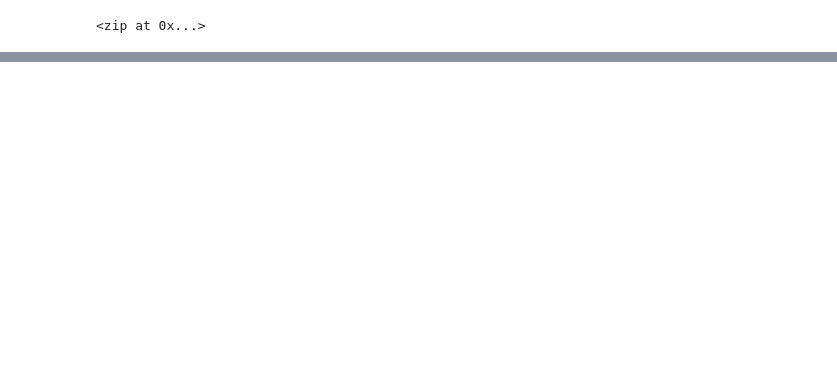
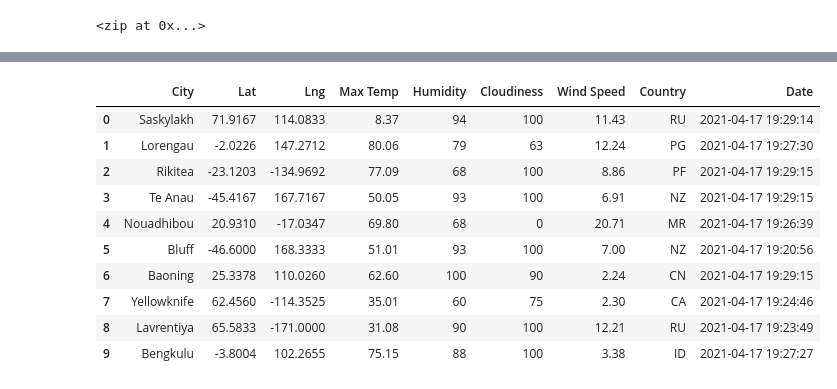
Before and after one commit to chuynh17/World_Weather_Analysis, a Jupyter notebook: WeatherPy.ipynb, the cells around one changed output, grey strips where cells are left out. Drawn from its saved outputs; the diff is of its cells as text; code cells hidden in the pictures; blank space fills up the shorter version.

```diff
--- a/WeatherPy.ipynb
+++ b/WeatherPy.ipynb
@@ -5,0 +11,4 @@ import numpy as np
+# %%
+# Starting URL for Weather Map API Call.
+url = "http://api.openweathermap.org/data/2.5/weather?units=Imperial&APPID=" + weather_api_key
+print(url)
@@ -31,0 +125,16 @@ len(cities)
+# %%
+# Convert the array of dictionaries to a Pandas DataFrame.
+city_data_df = pd.DataFrame(city_data)
+city_data_df.head(10)
+# %% [output]
+|  | City | Lat | Lng | Max Temp | Humidity | Cloudiness | Wind Speed | Country | Date |
+| 0 | Saskylakh | 71.9167 | 114.0833 | 8.37 | 94 | 100 | 11.43 | RU | 2021-04-17 19:29:14 |
+| 1 | Lorengau | -2.0226 | 147.2712 | 80.06 | 79 | 63 | 12.24 | PG | 2021-04-17 19:27:30 |
+| 2 | Rikitea | -23.1203 | -134.9692 | 77.09 | 68 | 100 | 8.86 | PF | 2021-04-17 19:29:15 |
+| 3 | Te Anau | -45.4167 | 167.7167 | 50.05 | 93 | 100 | 6.91 | NZ | 2021-04-17 19:29:15 |
+| 4 | Nouadhibou | 20.9310 | -17.0347 | 69.80 | 68 | 0 | 20.71 | MR | 2021-04-17 19:26:39 |
+| 5 | Bluff | -46.6000 | 168.3333 | 51.01 | 93 | 100 | 7.00 | NZ | 2021-04-17 19:20:56 |
+| 6 | Baoning | 25.3378 | 110.0260 | 62.60 | 100 | 90 | 2.24 | CN | 2021-04-17 19:29:15 |
+| 7 | Yellowknife | 62.4560 | -114.3525 | 35.01 | 60 | 75 | 2.30 | CA | 2021-04-17 19:24:46 |
+| 8 | Lavrentiya | 65.5833 | -171.0000 | 31.08 | 90 | 100 | 12.21 | RU | 2021-04-17 19:23:49 |
+| 9 | Bengkulu | -3.8004 | 102.2655 | 75.15 | 88 | 100 | 3.38 | ID | 2021-04-17 19:27:27 |
```
Also changed, not shown: parts of 10 cells of this notebook, 4 other files.
